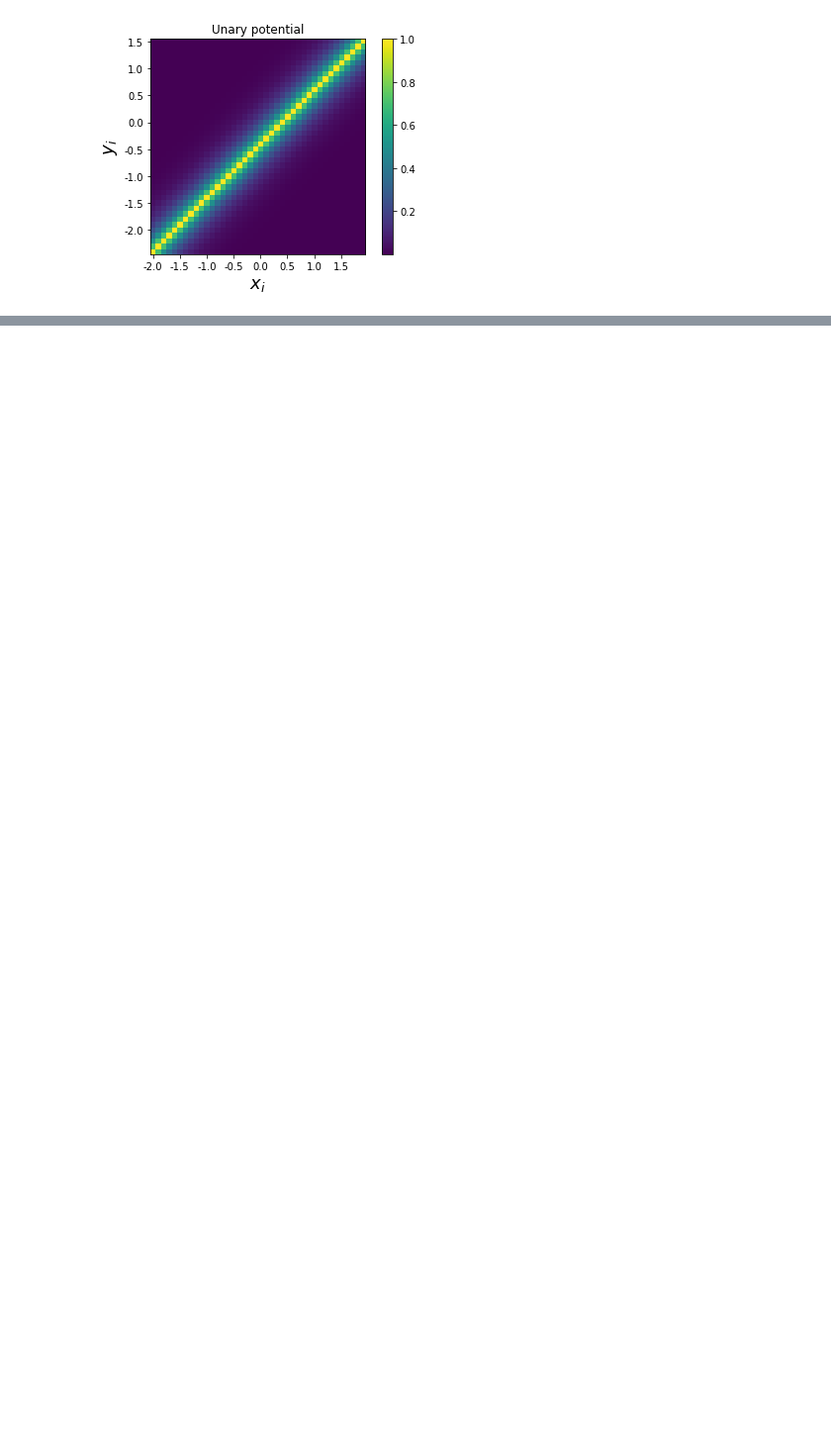
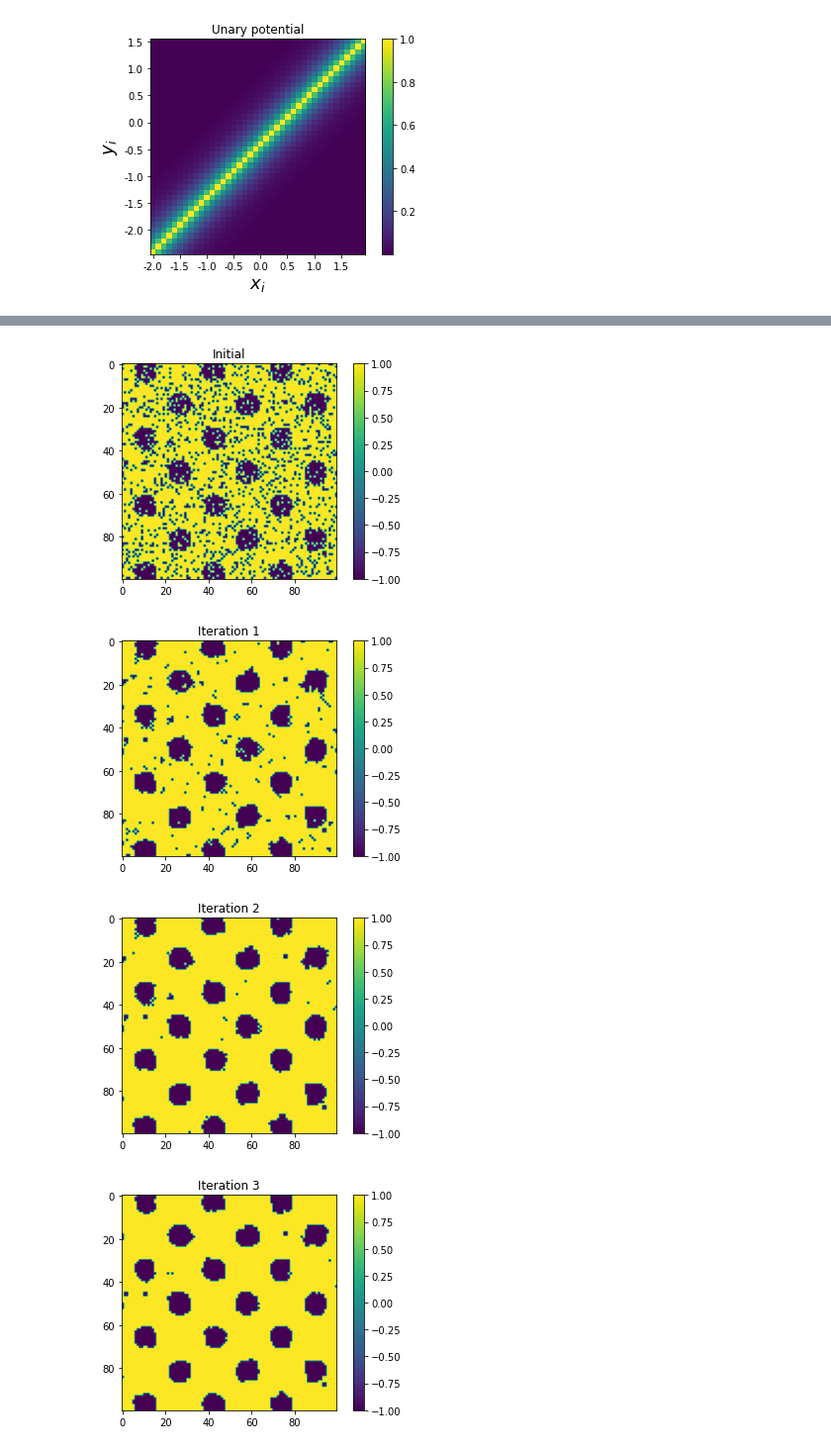
Before and after one commit to janapavlasek/bp-sandbox, a Jupyter notebook: notebook/loopy_bp.ipynb, the cells around one changed output, grey strips where cells are left out. Shown at 99% size. Saved outputs shown, nothing was run; the diff lists cells and outputs as text; code cells hidden in the pictures; blank space fills up the shorter version.

```diff
--- a/notebook/loopy_bp.ipynb
+++ b/notebook/loopy_bp.ipynb
@@ -284,0 +303,31 @@ plt.show()
+# %%
+# Max product BP
+mrf = MRF(noisy_data, NBR_DIRS, X_VALS)
+
+plt.title("Initial")
+plt.imshow(mrf.image)
+plt.colorbar()
+plt.show()
+
+energy = []
+for i in range(10):
+    mrf.pass_messages(BPType.MAX_PROD)
+    mrf.update_belief()
+    mrf.assign_max_marginals()
+
+    energy.append(mrf.energy())
+
+    plt.imshow(mrf.image)
+    plt.colorbar()
+    plt.title("Iteration {}".format(i + 1))
+    plt.show()
+
+plt.plot(np.arange(len(energy)), energy)
+plt.xlabel("Iteration")
+plt.ylabel("Energy")
+plt.show()
+# %% [output]
+[figure, added]
+[figure, added]
+[figure, added]
+[figure, added]
```
Also changed, not shown: parts of 13 cells of this notebook.
